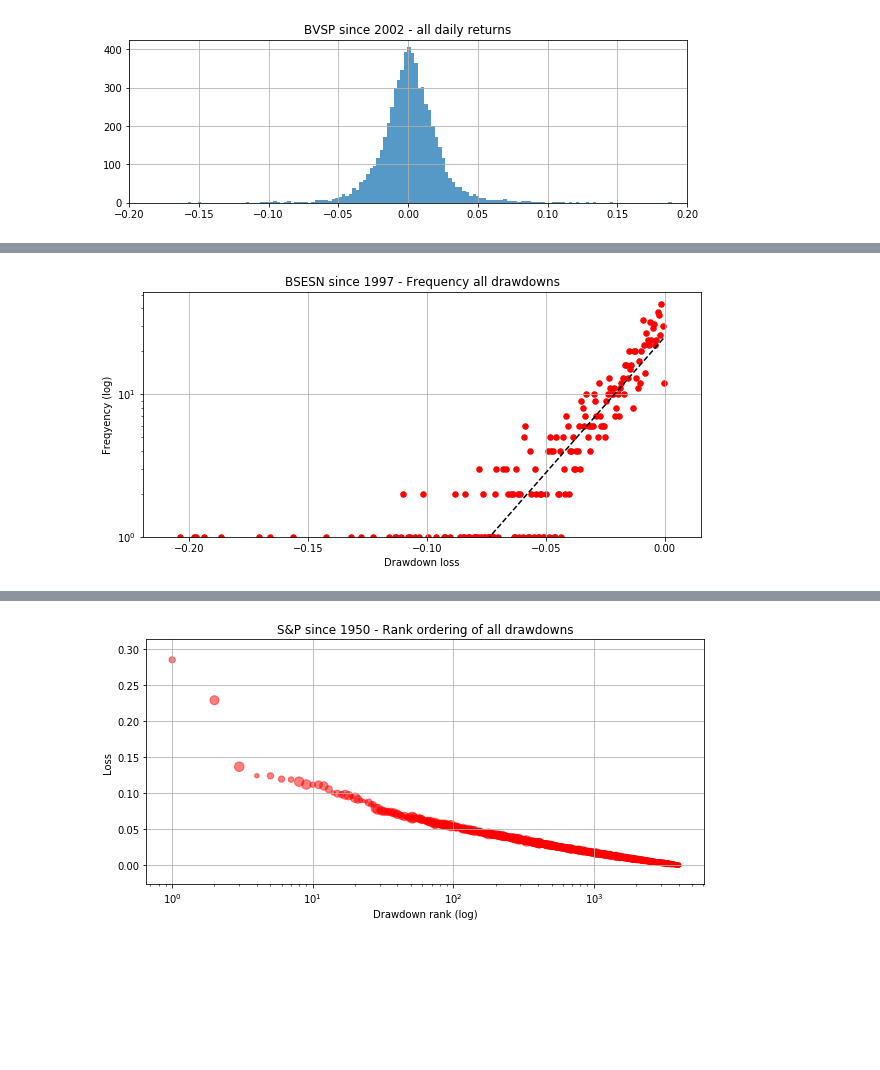
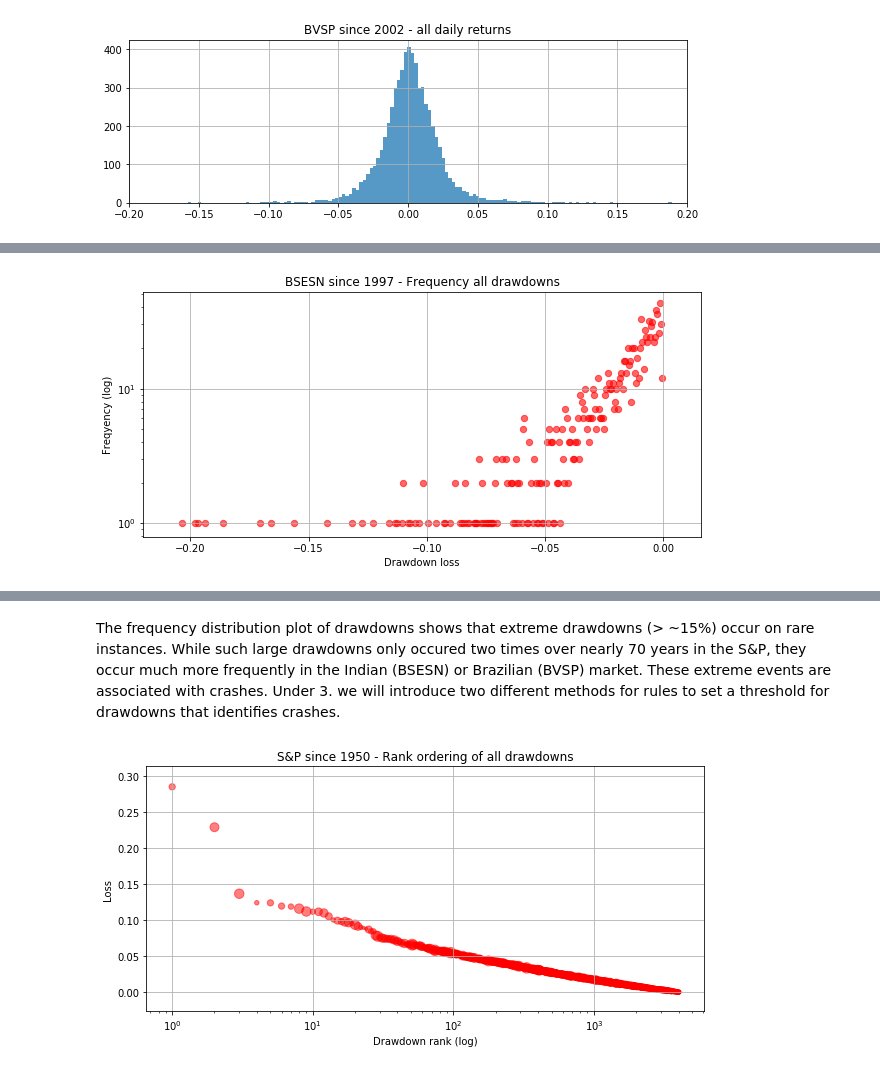
Before and after one commit to roman807/Predicting-Stock-Market-Crashes, a Jupyter notebook: exploration.ipynb, the cells around one changed output, grey strips where cells are left out. Saved outputs shown, nothing was run; the diff lists cells and outputs as text; code cells hidden in the pictures; blank space fills up the shorter version.

```diff
--- a/exploration.ipynb
+++ b/exploration.ipynb
@@ -117,6 +119,7 @@ The amplitude of daily returns over time for all datasets give an impression of
 # %%
 ##### Autocorrelation
 corr_ds = []
+rcParams['figure.figsize'] = 10, 5
 for ds, t in zip(datasets, plt_titles):
     corr = [1]
     for i in range(1, 7):
@@ -133,7 +136,8 @@ plt.show()
 # %% [markdown]
 The autocorrelation of daily returns is close to zero for a lag > 1 day, indicating that the daily return is not a strong predictor for the price change of the following day.
 # %%
-# Plot distribution of daily returns
+##### Plot distribution of daily returns
+rcParams['figure.figsize'] = 10, 3
 for ds, t in zip(datasets, plt_titles):
     plt.hist(ds['ch'], bins=200, rwidth=1, alpha=0.75)
     plt.xlim(-0.2, 0.2)
@@ -180,11 +184,11 @@ for ds, t in zip(datasets, plt_titles):
     df_pos_reg = df_pos[df_pos['return']<0.05]
     m, c = np.polyfit(df_pos_reg['return'], np.log(df_pos_reg['n']), 1)
     y_fit = np.exp(m*df_pos['return'] + c)
-    plt.ylim(bottom=10**0)
+    plt.ylim(bottom=10**-0.1)
     plt.xlim(-0.3, 0.3)
     plt.title(t + ' - distribution of daily returns')
     plt.xlabel('Return')
-    plt.ylabel('Frequency')
+    plt.ylabel('Frequency (log)')
     plt.grid()
     plt.show()
     plt.show()
@@ -233,7 +242,7 @@ for dd, t in zip(dd_df, plt_titles):
         d1[d[i]] += 1
     l_dict_dd.append(d1)
     plt.bar(x=dd['duration'].value_counts().index, height=dd['duration'].\
-        value_counts()/dd['duration'].shape[0])
+        value_counts()/dd['duration'].shape[0], color='red', alpha=0.6)
     plt.xticks(dd['duration'].value_counts().index)
     plt.title(t + ' - Duration of drawdowns')
     plt.xlabel('Duration (number of days)')
@@ -253,13 +264,13 @@ rcParams['figure.figsize'] = 10, 4.5
 for d1, t in zip(l_dict_dd, plt_titles):
     df_d_bins = pd.DataFrame(list(d1.items()))
     df_d_bins.columns = ['drawdown', 'n']
-    plt.scatter(df_d_bins['drawdown'], df_d_bins['n'], s=30, color='red')
+    plt.scatter(df_d_bins['drawdown'], df_d_bins['n'], s=40, color='red', alpha=0.6)
     plt.yscale('log')
     df_d_bins_reg = df_d_bins[df_d_bins['drawdown']>-0.08]
     m, c = np.polyfit(df_d_bins_reg['drawdown'], np.log(df_d_bins_reg['n']), 1)
     y_fit = np.exp(m*df_d_bins['drawdown'] + c)
-    plt.ylim(bottom=10**0)
-    plt.plot(df_d_bins['drawdown'], y_fit, color='black', ls='dashed')
+    plt.ylim(bottom=10**-.1)
+    #plt.plot(df_d_bins['drawdown'], y_fit, color='black', ls='dashed')
     plt.title(t + ' - Frequency all drawdowns')
     plt.xlabel('Drawdown loss')
     plt.ylabel('Freqyency (log)')
@@ -273 +284 @@ for d1, t in zip(l_dict_dd, plt_titles):
-[figure, old version]
+[figure, new version]
@@ -276,3 +287,5 @@ for d1, t in zip(l_dict_dd, plt_titles):
+# %% [markdown]
+The frequency distribution plot of drawdowns shows that extreme drawdowns (> ~15%) occur on rare instances. While such large drawdowns only occured two times over nearly 70 years in the S&P, they occur much more frequently in the Indian (BSESN) or Brazilian (BVSP) market. These extreme events  are associated with crashes. Under 3. we will introduce two different methods for rules to set a threshold for drawdowns that identifies crashes.
 # %%
 ##### Drawdown by rank
 for dd, t in zip(dd_df, plt_titles):
```
Also changed, not shown: parts of 19 cells of this notebook.
